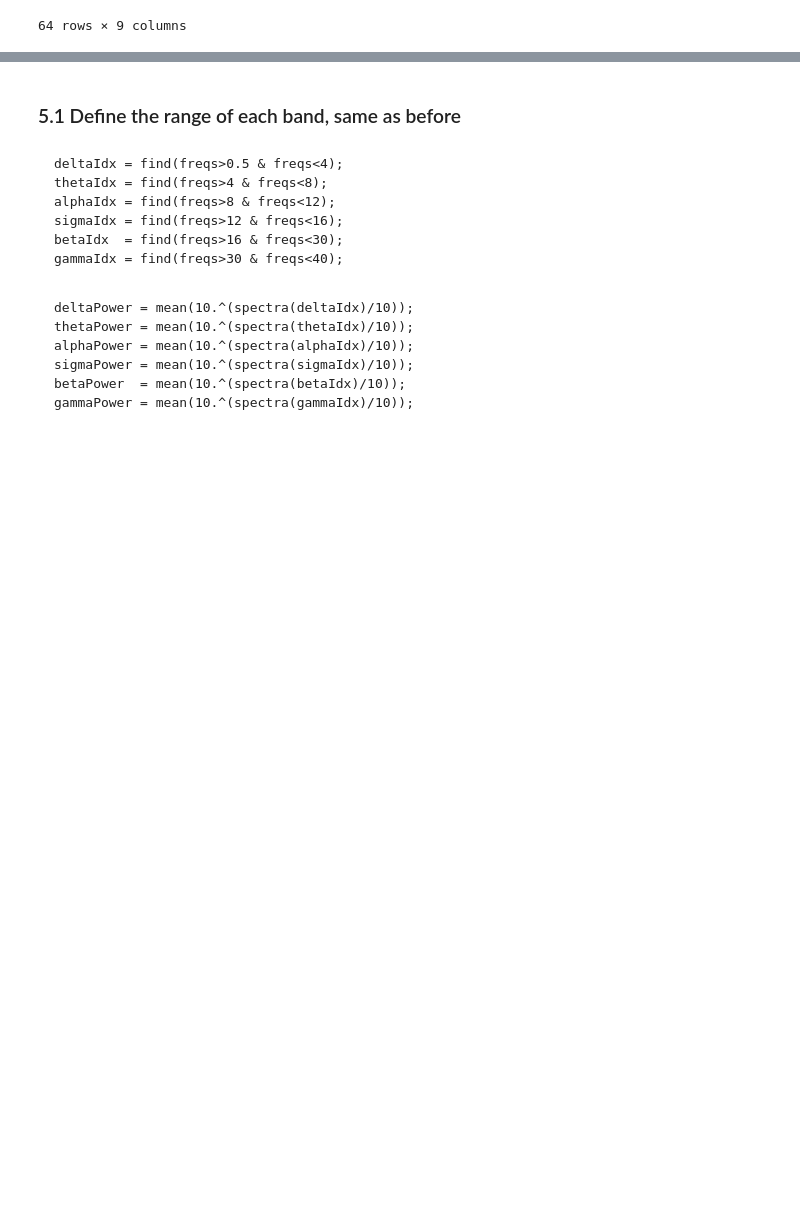
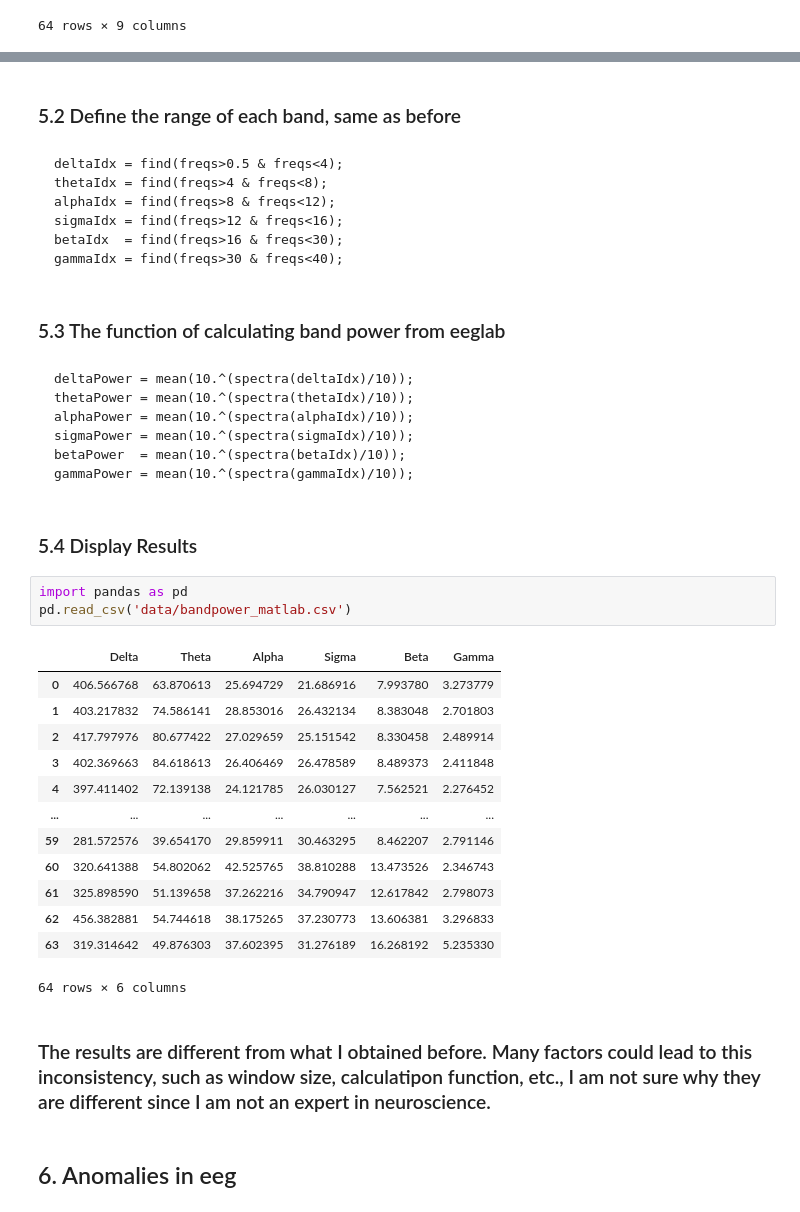
Before and after one commit to Richard1007/eeg_analysis, a Jupyter notebook: eeg.ipynb, the cells around one changed output, grey strips where cells are left out. Cells and saved outputs as stored; diff of their text form; blank space fills up the shorter version.

````diff
--- a/eeg.ipynb
+++ b/eeg.ipynb
@@ -215,5 +219,5 @@ yasa.bandpower(raw,relative=False)
 # %% [markdown]
-### 5.1 Define the range of each band, same as before
+### 5.2 Define the range of each band, same as before
 # %% [markdown]
 ```
 deltaIdx = find(freqs>0.5 & freqs<4);
@@ -223,6 +227,8 @@ sigmaIdx = find(freqs>12 & freqs<16);
 betaIdx  = find(freqs>16 & freqs<30);
 gammaIdx = find(freqs>30 & freqs<40);
 ```
+# %% [markdown]
+### 5.3 The function of calculating band power from eeglab
 # %% [markdown]
 ```
 deltaPower = mean(10.^(spectra(deltaIdx)/10));
@@ -232,3 +238,26 @@ sigmaPower = mean(10.^(spectra(sigmaIdx)/10));
 betaPower  = mean(10.^(spectra(betaIdx)/10));
 gammaPower = mean(10.^(spectra(gammaIdx)/10));
 ```
+# %% [markdown]
+### 5.4 Display Results
+# %%
+import pandas as pd
+pd.read_csv('data/bandpower_matlab.csv')
+# %% [output]
+|  | Delta | Theta | Alpha | Sigma | Beta | Gamma |
+| 0 | 406.566768 | 63.870613 | 25.694729 | 21.686916 | 7.993780 | 3.273779 |
+| 1 | 403.217832 | 74.586141 | 28.853016 | 26.432134 | 8.383048 | 2.701803 |
+| 2 | 417.797976 | 80.677422 | 27.029659 | 25.151542 | 8.330458 | 2.489914 |
+| 3 | 402.369663 | 84.618613 | 26.406469 | 26.478589 | 8.489373 | 2.411848 |
+| 4 | 397.411402 | 72.139138 | 24.121785 | 26.030127 | 7.562521 | 2.276452 |
+| ... | ... | ... | ... | ... | ... | ... |
+| 59 | 281.572576 | 39.654170 | 29.859911 | 30.463295 | 8.462207 | 2.791146 |
+| 60 | 320.641388 | 54.802062 | 42.525765 | 38.810288 | 13.473526 | 2.346743 |
+| 61 | 325.898590 | 51.139658 | 37.262216 | 34.790947 | 12.617842 | 2.798073 |
+| 62 | 456.382881 | 54.744618 | 38.175265 | 37.230773 | 13.606381 | 3.296833 |
+| 63 | 319.314642 | 49.876303 | 37.602395 | 31.276189 | 16.268192 | 5.235330 |
+64 rows × 6 columns
+# %% [markdown]
+### The results are different from what I obtained before. Many factors could lead to this inconsistency, such as window size, calculatipon function, etc., I am not sure why they are different since I am not an expert in neuroscience.
+# %% [markdown]
+## 6. Anomalies in eeg
````
Also changed, not shown: parts of 12 cells of this notebook, 1 other file.
